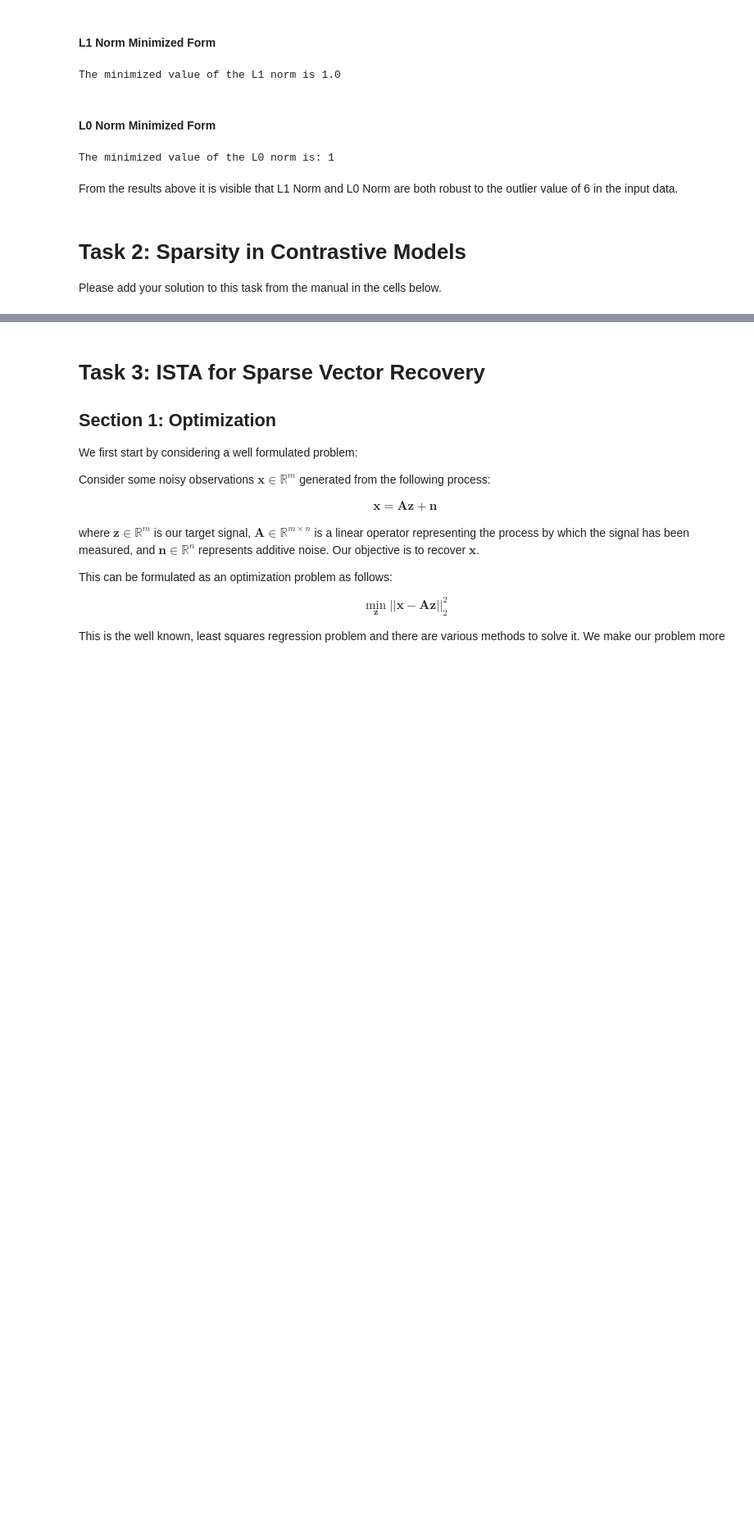
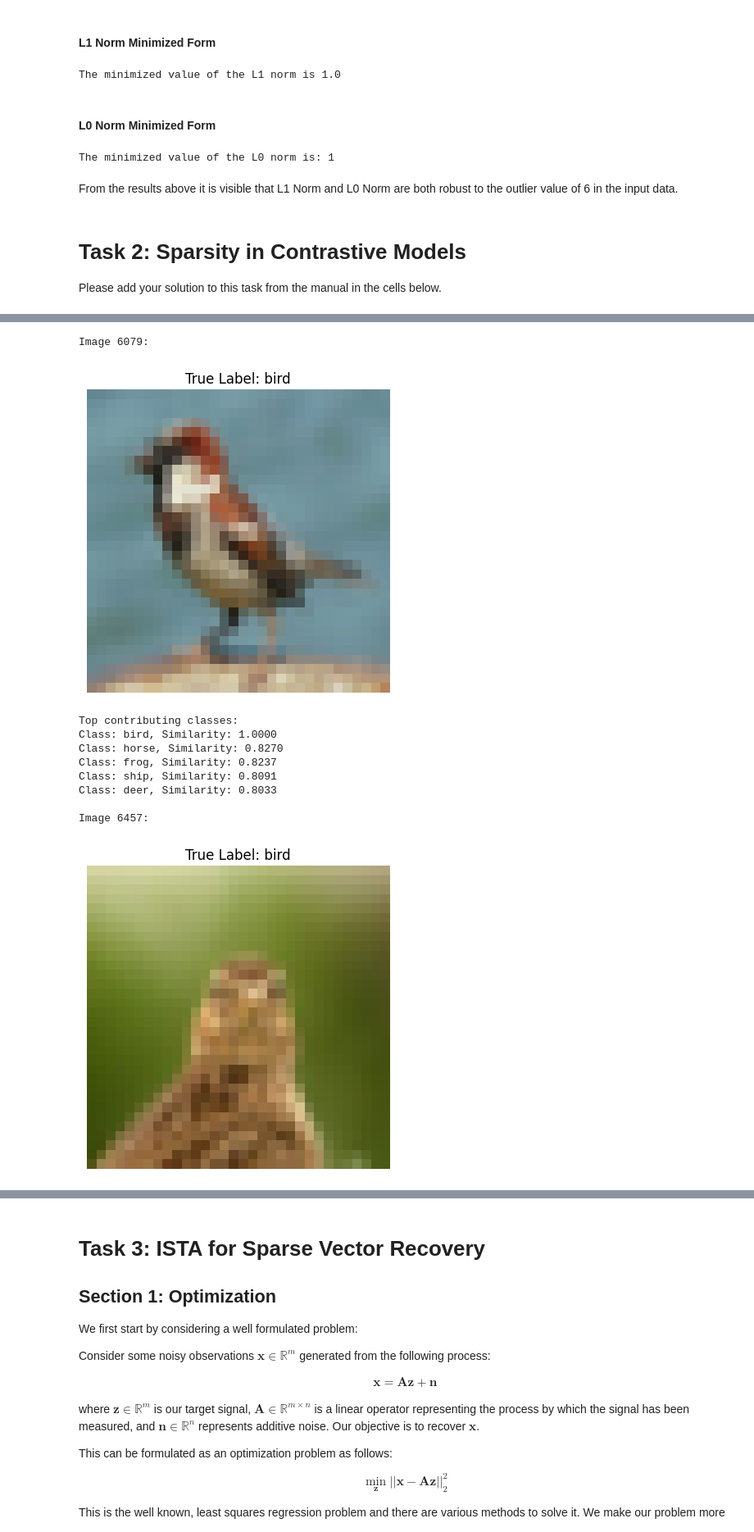
Before and after one commit to Jawamegamind/PA2-Deep-Unfolding-Unrolling, a Jupyter notebook: ATML Assignment 2.ipynb, the cells around one changed output, grey strips where cells are left out. Shown at 82% size. Drawn from its saved outputs; the diff is of its cells as text; code cells hidden in the pictures; blank space fills up the shorter version.

```diff
--- a/ATML Assignment 2.ipynb
+++ b/ATML Assignment 2.ipynb
@@ -76,0 +402,11 @@ Please add your solution to this task from the manual in the cells below.
+# %%
+# Create a concept dictionary using CIFAR-10 class names
+def get_class_embeddings(class_labels):
+    inputs = processor(text=class_labels, return_tensors="pt", padding=True).to(device)
+    with torch.no_grad():
+        class_embeddings = model.get_text_features(**inputs)
+    return class_embeddings.cpu().numpy()
+
+A_centered_normalized = get_class_embeddings(cifar10_classes)
+
+print(f"Concept Dictionary Shape: {A_centered_normalized.T.shape}")
@@ -76,0 +625,64 @@ Please add your solution to this task from the manual in the cells below.
+# %%
+# Function to get the top contributing classes
+def get_top_contributing_classes(sparse_embedding, class_embeddings, classes, top_n=5):
+    # Convert the sparse embedding to a dense array
+    sparse_embedding_dense = sparse_embedding.toarray().flatten()  # Convert to dense
+
+    # Normalize the sparse embedding (just in case it's not normalized)
+    sparse_embedding_normalized = sparse_embedding_dense / (np.linalg.norm(sparse_embedding_dense) + 1e-8)
+
+    # Compute cosine similarity between sparse embedding and class embeddings
+    similarities = cosine_similarity(sparse_embedding_normalized.reshape(1, -1), class_embeddings).flatten()
+
+    # Get indices of top contributing classes (sorted by similarity)
+    top_class_indices = np.argsort(-similarities)[:top_n]
+    top_classes = [(classes[i], similarities[i]) for i in top_class_indices]
+    return top_classes
+
+# Function to display image and its top contributing classes, along with the true label
+def show_image_with_top_classes(image, top_classes, true_label):
+    # Display the image
+    plt.imshow(image)
+    plt.axis('off')
+    plt.title(f"True Label: {true_label}")
+    plt.show()
+
+    # Print the top contributing classes and their similarity scores
+    print("Top contributing classes:")
+    for class_name, similarity in top_classes:
+        print(f"Class: {class_name}, Similarity: {similarity:.4f}")
+
+# List of CIFAR-10 classes
+cifar10_classes = ["airplane", "automobile", "bird", "cat", "deer", "dog", "frog", "horse", "ship", "truck"]
+
+# SParsity
+alpha_value = 0.0025
+sparse_reconstructed_images = lasso_sparse_reconstruction(z_img_dense_normalized, A_centered_normalized, alpha=alpha_value)
+
+# Select three random indices from the dataset
+random_indices = random.sample(range(len(images)), 3)
+
+# Analyze three random images from the dataset
+for idx in random_indices:
+    image = images[idx]  # Get the original image
+    sparse_embedding = sparse_reconstructed_images[idx]  # Sparse embedding for this image
+    true_label = cifar10_classes[true_labels[idx]]  # Get the true label
+
+    # Get the top 5 contributing CIFAR-10 classes for this image
+    top_classes = get_top_contributing_classes(sparse_embedding, A_centered_normalized, cifar10_classes, top_n=5)
+
+    # Display the image, its true label, and its top contributing classes
+    print(f"\nImage {idx + 1}:")
+    show_image_with_top_classes(image, top_classes, true_label)
+# %% [output]
+Image 6079:
+[figure, added]
+Top contributing classes:
+Class: bird, Similarity: 1.0000
+Class: horse, Similarity: 0.8270
+Class: frog, Similarity: 0.8237
+Class: ship, Similarity: 0.8091
+Class: deer, Similarity: 0.8033
+
+Image 6457:
+[figure, added]
```
Also changed, not shown: parts of 37 cells of this notebook.
